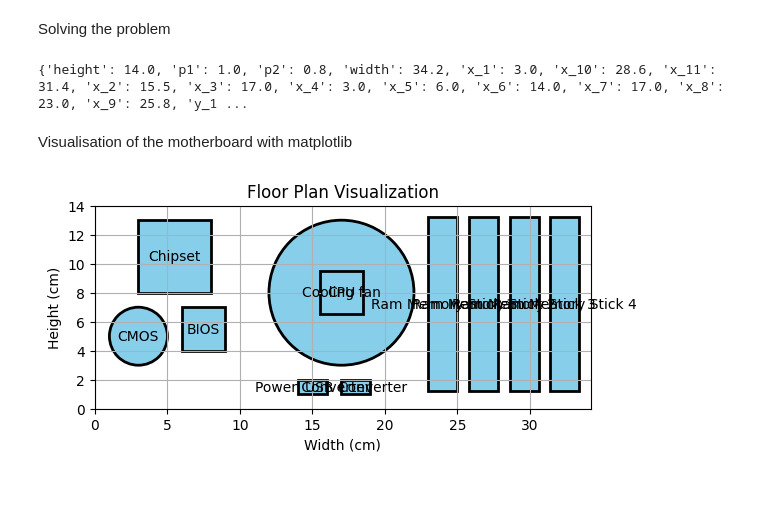
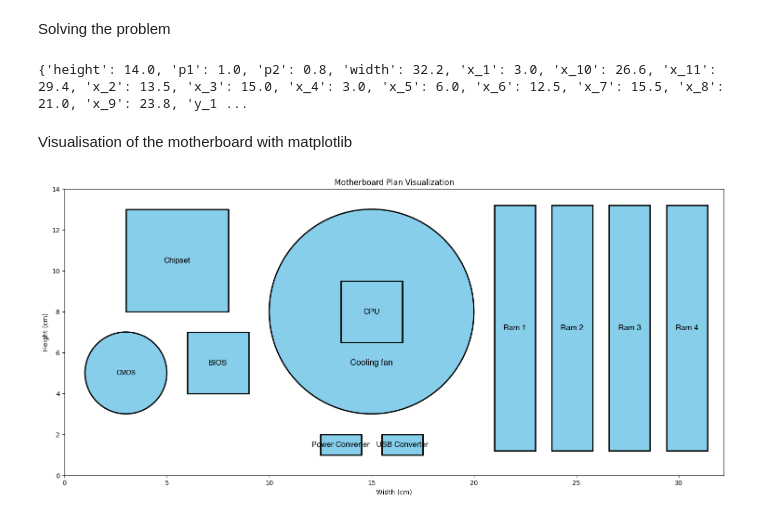
Before and after one commit to jinchad/adv-opti, a Jupyter notebook: adv_opti_code.ipynb, the cells around one changed output. Drawn from its saved outputs; the diff is of its cells as text; code cells hidden in the pictures; blank space fills up the shorter version.

```diff
--- a/adv_opti_code.ipynb
+++ b/adv_opti_code.ipynb
@@ -40,8 +41,7 @@ Adding horizontal constraints
 problem += x[1] - p1 >= 0
 problem += x[1] + p1 + param_dict['chipset'][1] + param_dict['coolfan'] <= x[3]
 problem += x[4] - p1 - param_dict['cmos'] >= 0
-# problem += x[3] + param_dict['coolfan'] == x[6]
-problem += x[5] + param_dict['bios'] + param_dict['coolfan'] <= x[3]
+problem += x[5] + param_dict['bios'][1] + p1 + param_dict['coolfan'] <= x[3]
 problem += x[4] + p1 + param_dict['cmos'] <= x[5]
 problem += x[5] + p1 + param_dict['bios'][1] <= x[6]
 problem += x[6] + p1 + param_dict['powercon'][1] <= x[7]
@@ -80,7 +80,7 @@ Adding alignment constraints for components
 
 #alignment constraints
 problem += x[2] + 0.5*param_dict['cpu'][1] == x[3]
-problem += (x[6] + param_dict['powercon'] + x[7])/2 == x[3]
+problem += (x[6] + param_dict['powercon'][1] + x[7])/2 == x[3]
 problem += (x[4] + param_dict['cmos'] + x[5])/2 == x[1] + 0.5*param_dict['chipset'][1]
 problem += y[2] + 0.5*param_dict['cpu'][0] == y[3]
 # %%
@@ -112,13 +112,15 @@ print(solution)
 # print(f"Coordinates of RAM Memory Stick 3 (component 10): ",(solution["x_10"] , solution["y_10"]))
 # print(f"Coordinates of RAM Memory Stick 4 (component 11): ",(solution["x_11"] , solution["y_11"]))
 # %% [output]
-{'height': 14.0, 'p1': 1.0, 'p2': 0.8, 'width': 34.2, 'x_1': 3.0, 'x_10': 28.6, 'x_11': 31.4, 'x_2': 15.5, 'x_3': 17.0, 'x_4': 3.0, 'x_5': 6.0, 'x_6': 14.0, 'x_7': 17.0, 'x_8': 23.0, 'x_9': 25.8, 'y_1 ...
+{'height': 14.0, 'p1': 1.0, 'p2': 0.8, 'width': 32.2, 'x_1': 3.0, 'x_10': 26.6, 'x_11': 29.4, 'x_2': 13.5, 'x_3': 15.0, 'x_4': 3.0, 'x_5': 6.0, 'x_6': 12.5, 'x_7': 15.5, 'x_8': 21.0, 'x_9': 23.8, 'y_1 ...
 # %% [markdown]
 Visualisation of the motherboard with matplotlib
 # %%
 import numpy as np
 import matplotlib.pyplot as plt
 from matplotlib.patches import Rectangle, Circle
+
+hfont = {'fontname':'Helvetica'}
 
 # Example component sizes and positions (x, y, width, height)
 rectangular_components = [
@@ -127,10 +129,10 @@ rectangular_components = [
     {'name': 'BIOS', 'x': solution["x_5"], 'y': solution["y_5"], 'width': param_dict["bios"][1], 'height': param_dict["bios"][0]},
     {'name': 'Power Converter', 'x': solution["x_6"], 'y': solution["y_6"], 'width': param_dict["powercon"][1], 'height': param_dict["powercon"][0]},
     {'name': 'USB Converter', 'x': solution["x_7"], 'y': solution["y_7"], 'width': param_dict["usb"][1], 'height': param_dict["usb"][0]},
-    {'name': 'Ram Memory Stick 1', 'x': solution["x_8"], 'y': solution["y_8"], 'width': param_dict["ram"][1], 'height': param_dict["ram"][0]},
-    {'name': 'Ram Memory Stick 2', 'x': solution["x_9"], 'y': solution["y_9"], 'width': param_dict["ram"][1], 'height': param_dict["ram"][0]},
-    {'name': 'Ram Memory Stick 3', 'x': solution["x_10"], 'y': solution["y_10"], 'width': param_dict["ram"][1], 'height': param_dict["ram"][0]},
-    {'name': 'Ram Memory Stick 4', 'x': solution["x_11"], 'y': solution["y_11"], 'width': param_dict["ram"][1], 'height': param_dict["ram"][0]},
+    {'name': 'Ram 1', 'x': solution["x_8"], 'y': solution["y_8"], 'width': param_dict["ram"][1], 'height': param_dict["ram"][0]},
+    {'name': 'Ram 2', 'x': solution["x_9"], 'y': solution["y_9"], 'width': param_dict["ram"][1], 'height': param_dict["ram"][0]},
+    {'name': 'Ram 3', 'x': solution["x_10"], 'y': solution["y_10"], 'width': param_dict["ram"][1], 'height': param_dict["ram"][0]},
+    {'name': 'Ram 4', 'x': solution["x_11"], 'y': solution["y_11"], 'width': param_dict["ram"][1], 'height': param_dict["ram"][0]},
 
 ]
 
@@ -140,38 +142,48 @@ circular_components = [
 
 ]
 
 # Create a figure and axis
 fig, ax = plt.subplots()
+fig.figure.set_figwidth(120)
+fig.figure.set_figheight(8)
 
 for component in circular_components:
     circle = Circle((component["x"], component["y"]), radius=component['radius'], edgecolor='black', facecolor='skyblue', lw=2)
     ax.add_patch(circle)
-    ax.text(component['x'],  component['y'], component['name'], fontsize=10, ha='center', va='center')
+    if component["name"] == "Cooling fan":
+        ax.text(component['x'],  component['y']-param_dict["coolfan"]/2, component['name'], fontdict= hfont, fontsize=13, ha='center', va='center')
+    else:
+        ax.text(component['x'],  component['y'], component['name'], fontsize=10, fontdict= hfont, ha='center', va='center')
 
 # Draw the rectangles (components)
 for component in rectangular_components:
-    rect = Rectangle((component['x'], component['y']), component['width'], component['height'],
-                     edgecolor='black', facecolor='skyblue', lw=2)
+    rect = Rectangle((component['x'], component['y']),
+                     component['width'],
+                     component['height'],
+                     edgecolor='black',
+                     facecolor='skyblue',
+                     lw=2)
     ax.add_patch(rect)
     # Add text to label the component
     cx = component['x'] + component['width'] / 2
     cy = component['y'] + component['height'] / 2
-    ax.text(cx, cy, component['name'], fontsize=10, ha='center', va='center')
-
+    if component["name"] == "Ram Memory Stick 1":
+        cy = component['y'] + 3 * component['height'] / 4
+    ax.text(cx, cy, component['name'], fontsize=12, fontdict= hfont, ha='center', va='center')
 
 
 # Set the limits of the plot based on the components' sizes
 ax.set_xlim(0, solution["width"])
 ax.set_ylim(0, solution["height"])
 
 # Set labels and title
 ax.set_xlabel('Width (cm)')
 ax.set_ylabel('Height (cm)')
-ax.set_title('Floor Plan Visualization')
+ax.set_title('Motherboard Plan Visualization')
 
 # Display the plot
 plt.gca().set_aspect('equal', adjustable='box')
-plt.grid(True)
+plt.grid(False)
 plt.show()
 # %% [output]
-[figure, old version]
+[figure, new version]
```
Also changed, not shown: parts of 1 cell of this notebook.
